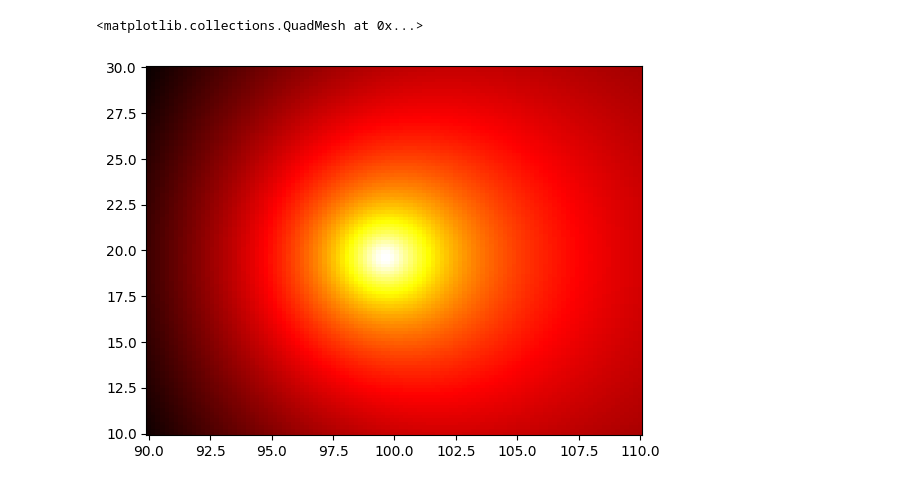
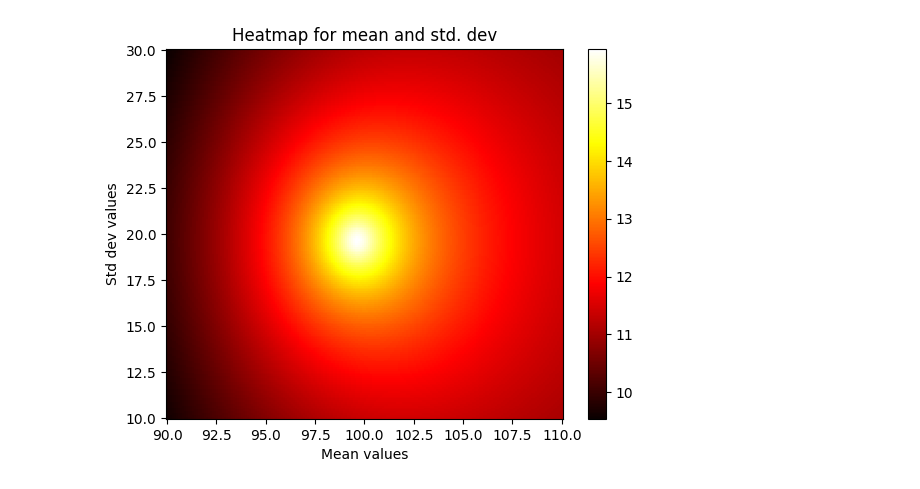
Before and after one commit to JasonHerrera97/Fitting_Gaussian, a Jupyter notebook: Distance_sample_analysis.ipynb, the cells around one changed output. Drawn from its saved outputs; the diff is of its cells as text; code cells hidden in the pictures.

```diff
--- a/Distance_sample_analysis.ipynb
+++ b/Distance_sample_analysis.ipynb
@@ -7,8 +7,8 @@ distance_samples = np.loadtxt('/Users/zero4zax/Downloads/distance_samples.dat')
 distance_samples = distance_samples[ : , 1:]
 # print(distance_samples)
 # %%
-mean_trials = np.linspace(90,110,110)
-std_trials = np.linspace(10,30,110)
+mean_trials = np.linspace(90,110,200)
+std_trials = np.linspace(10,30,200)
 
 mean_array = []
 std_array = []
@@ -23,9 +23,13 @@ likelihood_array = np.array(likelihood_array)
 # %%
 mean_values, std_values = np.meshgrid(mean_trials, std_trials)
 
 
 likelihood_array = likelihood_array.reshape((int(np.sqrt(likelihood_array.size)), int(np.sqrt(likelihood_array.size))))
-plt.pcolormesh(mean_values, std_values, likelihood_array, cmap = 'hot')
+heatmap = plt.pcolormesh(mean_values, std_values, likelihood_array, cmap = 'hot')
+plt.colorbar(heatmap)
+plt.title('Heatmap for mean and std. dev')
+plt.xlabel("Mean values")
+plt.ylabel("Std dev values")
+plt.show()
 # %% [output]
-<matplotlib.collections.QuadMesh at 0x...>
-[figure, old version]
+[figure, new version]
```
Also changed, not shown: 2 other files.
